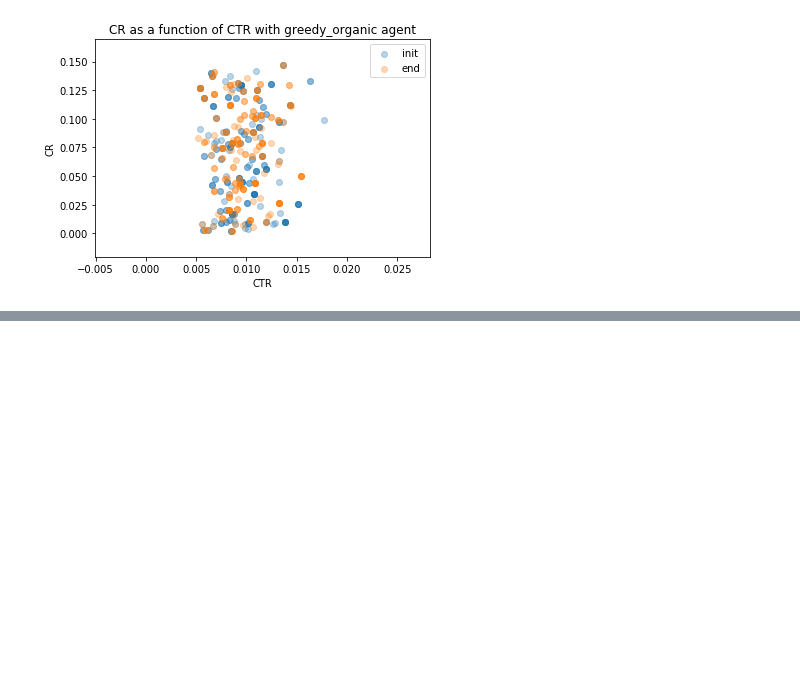
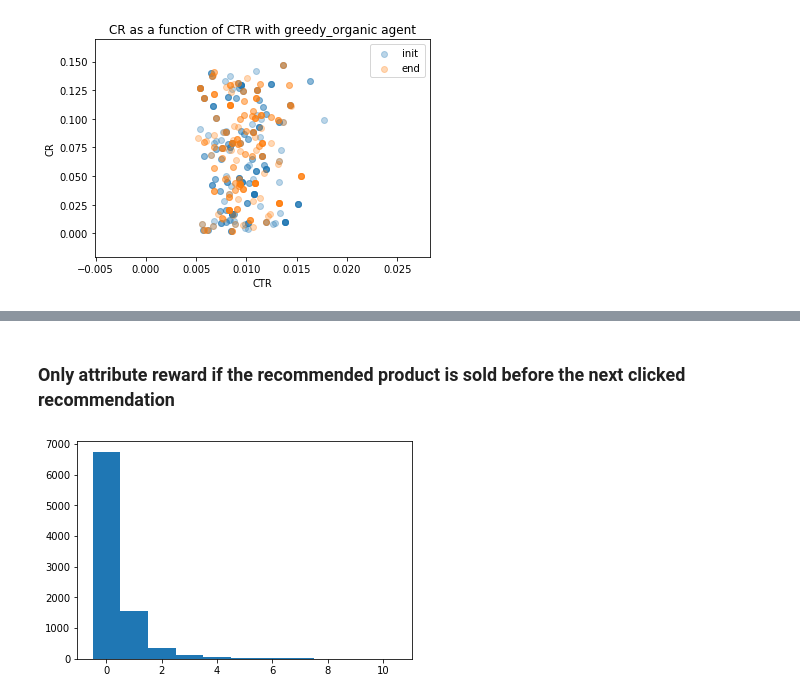
Before and after one commit to philomenec/reco-gym, a Jupyter notebook: 0. Stats.ipynb, the cells around one changed output, grey strips where cells are left out. Cells and saved outputs as stored; diff of their text form; code cells hidden in the pictures; blank space fills up the shorter version.

```diff
--- a/0. Stats.ipynb
+++ b/0. Stats.ipynb
@@ -428,0 +441,2 @@ plot_CR_CTR(agent="greedy_organic",result=result)
+# %% [markdown]
+ ### Only attribute reward if the recommended product is sold before the next clicked recommendation
@@ -428,0 +469,5 @@ plot_CR_CTR(agent="greedy_organic",result=result)
+# %%
+plt.hist(data_clicked["y"], bins = np.array(sorted(list(data_clicked["y"].unique())+[max(data_clicked["y"])+1]))-0.5)
+plt.show()
+# %% [output]
+[figure, added]
```
Also changed, not shown: parts of 23 cells of this notebook, 5 other files.
